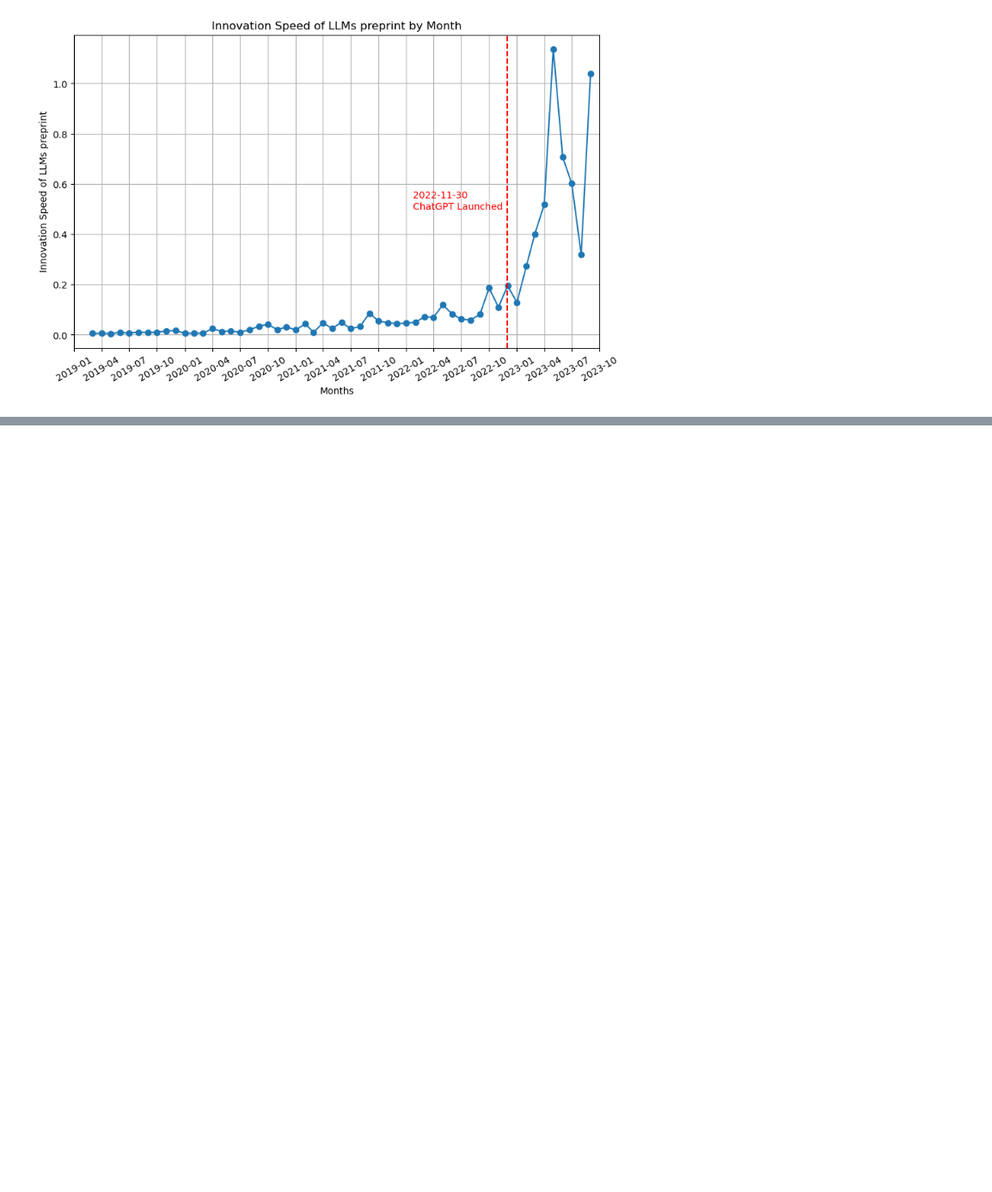
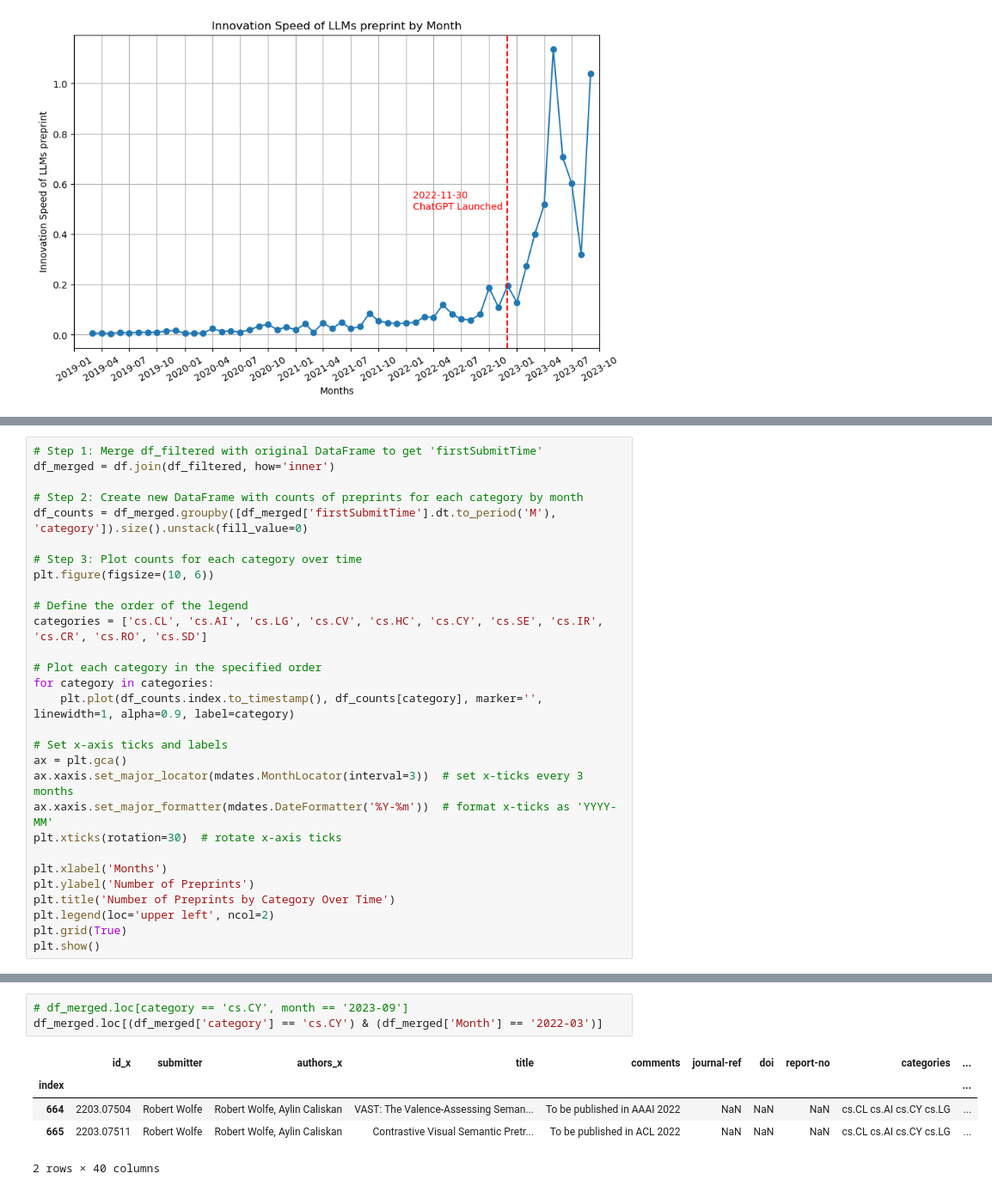
Before and after one commit to jiaweixu98/ChatGPTinnovationWaves, a Jupyter notebook: llm_final_paper.ipynb, the cells around one changed output, grey strips where cells are left out. Shown at 86% size. Drawn from its saved outputs; the diff is of its cells as text; blank space fills up the shorter version.

```diff
--- a/llm_final_paper.ipynb
+++ b/llm_final_paper.ipynb
@@ -86,0 +176,29 @@ plt.show()
+# %%
+# Step 1: Merge df_filtered with original DataFrame to get 'firstSubmitTime'
+df_merged = df.join(df_filtered, how='inner')
+
+# Step 2: Create new DataFrame with counts of preprints for each category by month
+df_counts = df_merged.groupby([df_merged['firstSubmitTime'].dt.to_period('M'), 'category']).size().unstack(fill_value=0)
+
+# Step 3: Plot counts for each category over time
+plt.figure(figsize=(10, 6))
+
+# Define the order of the legend
+categories = ['cs.CL', 'cs.AI', 'cs.LG', 'cs.CV', 'cs.HC', 'cs.CY', 'cs.SE', 'cs.IR', 'cs.CR', 'cs.RO', 'cs.SD']
+
+# Plot each category in the specified order
+for category in categories:
+    plt.plot(df_counts.index.to_timestamp(), df_counts[category], marker='', linewidth=1, alpha=0.9, label=category)
+
+# Set x-axis ticks and labels
+ax = plt.gca()
+ax.xaxis.set_major_locator(mdates.MonthLocator(interval=3))  # set x-ticks every 3 months
+ax.xaxis.set_major_formatter(mdates.DateFormatter('%Y-%m'))  # format x-ticks as 'YYYY-MM'
+plt.xticks(rotation=30)  # rotate x-axis ticks
+
+plt.xlabel('Months')
+plt.ylabel('Number of Preprints')
+plt.title('Number of Preprints by Category Over Time')
+plt.legend(loc='upper left', ncol=2)
+plt.grid(True)
+plt.show()
@@ -86,0 +220,9 @@ plt.show()
+# %%
+# df_merged.loc[category == 'cs.CY', month == '2023-09']
+df_merged.loc[(df_merged['category'] == 'cs.CY') & (df_merged['Month'] == '2022-03')]
+# %% [output]
+|  | id_x | submitter | authors_x | title | comments | journal-ref | doi | report-no | categories | ... |
+| index |  |  |  |  |  |  |  |  |  | ... |
+| 664 | 2203.07504 | Robert Wolfe | Robert Wolfe, Aylin Caliskan | VAST: The Valence-Assessing Seman... | To be published in AAAI 2022 | NaN | NaN | NaN | cs.CL cs.AI cs.CY cs.LG | ... |
+| 665 | 2203.07511 | Robert Wolfe | Robert Wolfe, Aylin Caliskan | Contrastive Visual Semantic Pretr... | To be published in ACL 2022 | NaN | NaN | NaN | cs.CL cs.AI cs.CY cs.LG | ... |
+2 rows × 40 columns
```
Also changed, not shown: parts of 15 cells of this notebook.
